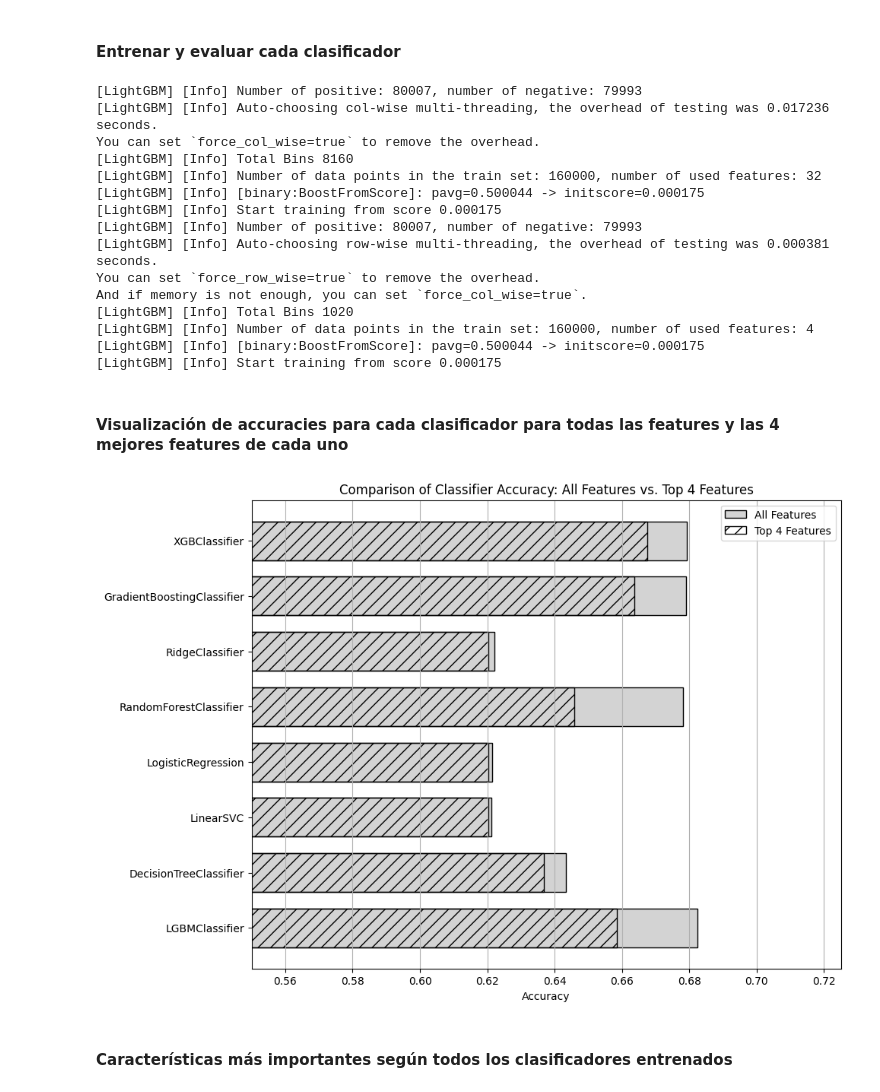
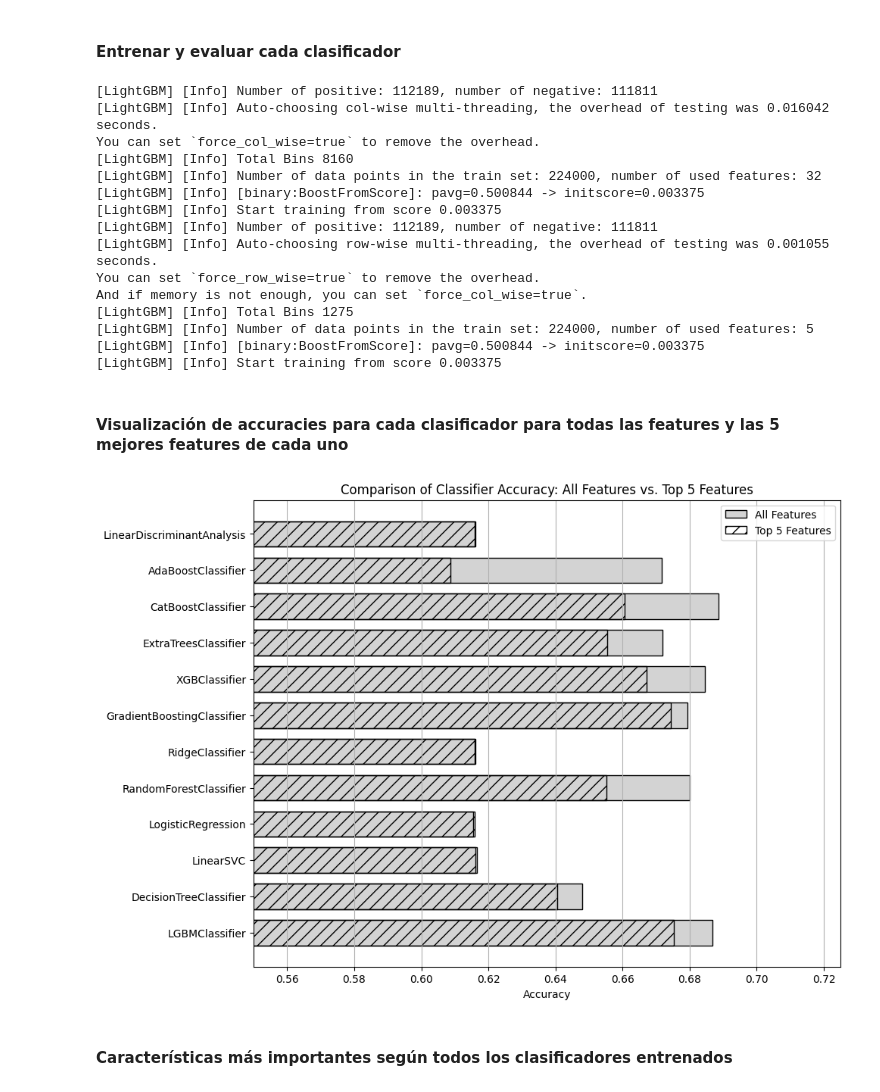
Before and after one commit to saisito/neutrones-gamma_classifier, a Jupyter notebook: process.ipynb, the cells around one changed output. Drawn from its saved outputs; the diff is of its cells as text; code cells hidden in the pictures.

```diff
--- a/process.ipynb
+++ b/process.ipynb
@@ -453,7 +457,6 @@ classifiers = {
     "LGBMClassifier": LGBMClassifier(),
     "SupportVectorMachine": SVC(),
     "DecisionTreeClassifier": DecisionTreeClassifier(),
-    "BaggingClassifier": BaggingClassifier(),
     "KNeighborsClassifier": KNeighborsClassifier(),
     "LinearSVC": LinearSVC(),
     "LogisticRegression": LogisticRegression(),
@@ -461,11 +464,17 @@ classifiers = {
     "RidgeClassifier": RidgeClassifier(),
     "GradientBoostingClassifier": GradientBoostingClassifier(),
     "MLPClassifier": MLPClassifier(),
-    "XGBClassifier": XGBClassifier()
+    "XGBClassifier": XGBClassifier(),
+    "ExtraTreesClassifier": ExtraTreesClassifier(),
+    "CatBoostClassifier": CatBoostClassifier(silent=True),
+    "AdaBoostClassifier": AdaBoostClassifier(),
+    "GaussianNB": GaussianNB(),
+    "QuadraticDiscriminantAnalysis": QuadraticDiscriminantAnalysis(),
+    "LinearDiscriminantAnalysis": LinearDiscriminantAnalysis()
 }
 # %%
 # Diccionario para almacenar resultados y características importantes
-results = {"Classifier": [], "All Features": [], "Top 4 Features": []}
+results = {"Classifier": [], "All Features": [], "Top 5 Features": []}
 important_features = {}
 # %% [markdown]
 #### Entrenar y evaluar cada clasificador
@@ -487,65 +496,65 @@ for clf_name, clf in classifiers.items():
             # Si el modelo no tiene ninguna de las dos, pasar a la siguiente iteración
             continue
 
-    # Seleccionar las 4 características más importantes
-    top_4_indices = np.argsort(importances)[-4:]
-    important_features[clf_name] = top_4_indices
+    # Seleccionar las 5 características más importantes
+    top_5_indices = np.argsort(importances)[-5:]
+    important_features[clf_name] = top_5_indices
 
-    # Entrenar con las 4 características más importantes
-    X_train_4 = X_train[:, top_4_indices]
-    X_test_4 = X_test[:, top_4_indices]
+    # Entrenar con las 5 características más importantes
+    X_train_5 = X_train[:, top_5_indices]
+    X_test_5 = X_test[:, top_5_indices]
 
-    clf.fit(X_train_4, y_train)
-    y_pred_4 = clf.predict(X_test_4)
-    accuracy_4 = accuracy_score(y_test, y_pred_4)
+    clf.fit(X_train_5, y_train)
+    y_pred_5 = clf.predict(X_test_5)
+    accuracy_5 = accuracy_score(y_test, y_pred_5)
 
     # Almacenar los resultados
     results["Classifier"].append(clf_name)
     results["All Features"].append(accuracy_all)
-    results["Top 4 Features"].append(accuracy_4)
+    results["Top 5 Features"].append(accuracy_5)
 
     # Liberar memoria del clasificador
     del clf
     gc.collect()
 # %% [output]
-[LightGBM] [Info] Number of positive: 80007, number of negative: 79993
-[LightGBM] [Info] Auto-choosing col-wise multi-threading, the overhead of testing was 0.017236 seconds.
+[LightGBM] [Info] Number of positive: 112189, number of negative: 111811
+[LightGBM] [Info] Auto-choosing col-wise multi-threading, the overhead of testing was 0.016042 seconds.
 You can set `force_col_wise=true` to remove the overhead.
 [LightGBM] [Info] Total Bins 8160
-[LightGBM] [Info] Number of data points in the train set: 160000, number of used features: 32
-[LightGBM] [Info] [binary:BoostFromScore]: pavg=0.500044 -> initscore=0.000175
-[LightGBM] [Info] Start training from score 0.000175
-[LightGBM] [Info] Number of positive: 80007, number of negative: 79993
-[LightGBM] [Info] Auto-choosing row-wise multi-threading, the overhead of testing was 0.000381 seconds.
+[LightGBM] [Info] Number of data points in the train set: 224000, number of used features: 32
+[LightGBM] [Info] [binary:BoostFromScore]: pavg=0.500844 -> initscore=0.003375
+[LightGBM] [Info] Start training from score 0.003375
+[LightGBM] [Info] Number of positive: 112189, number of negative: 111811
+[LightGBM] [Info] Auto-choosing row-wise multi-threading, the overhead of testing was 0.001055 seconds.
 You can set `force_row_wise=true` to remove the overhead.
 And if memory is not enough, you can set `force_col_wise=true`.
-[LightGBM] [Info] Total Bins 1020
-[LightGBM] [Info] Number of data points in the train set: 160000, number of used features: 4
-[LightGBM] [Info] [binary:BoostFromScore]: pavg=0.500044 -> initscore=0.000175
-[LightGBM] [Info] Start training from score 0.000175
+[LightGBM] [Info] Total Bins 1275
+[LightGBM] [Info] Number of data points in the train set: 224000, number of used features: 5
+[LightGBM] [Info] [binary:BoostFromScore]: pavg=0.500844 -> initscore=0.003375
+[LightGBM] [Info] Start training from score 0.003375
 # %% [markdown]
-#### Visualización de accuracies para cada clasificador para todas las features y las 4 mejores features de cada uno
+#### Visualización de accuracies para cada clasificador para todas las features y las 5 mejores features de cada uno
 # %%
 x = np.arange(len(results["Classifier"]))
 width = 0.7
 
 fig, ax = plt.subplots(figsize=(10, 8))
 
 bars_all = ax.barh(x, results["All Features"], height=width, color='lightgrey', edgecolor='black', label='All Features')
 
-bars_top4 = ax.barh(x, results["Top 4 Features"], height=width, color='none', edgecolor='black', hatch='//', label='Top 4 Features')
+bars_top4 = ax.barh(x, results["Top 5 Features"], height=width, color='none', edgecolor='black', hatch='//', label='Top 5 Features')
 
 ax.set_yticks(x)
 ax.set_yticklabels(results["Classifier"], fontsize=10)
 ax.set_xlabel("Accuracy")
-ax.set_title("Comparison of Classifier Accuracy: All Features vs. Top 4 Features")
+ax.set_title("Comparison of Classifier Accuracy: All Features vs. Top 5 Features")
 ax.legend()
 
 plt.grid(axis='x')
 plt.xlim(0.55, 0.725)
 plt.show()
 # %% [output]
-[figure, old version]
+[figure, new version]
 # %% [markdown]
 #### Características más importantes según todos los clasificadores entrenados
 # %%
```
Also changed, not shown: parts of 16 cells of this notebook, 1 other file.
